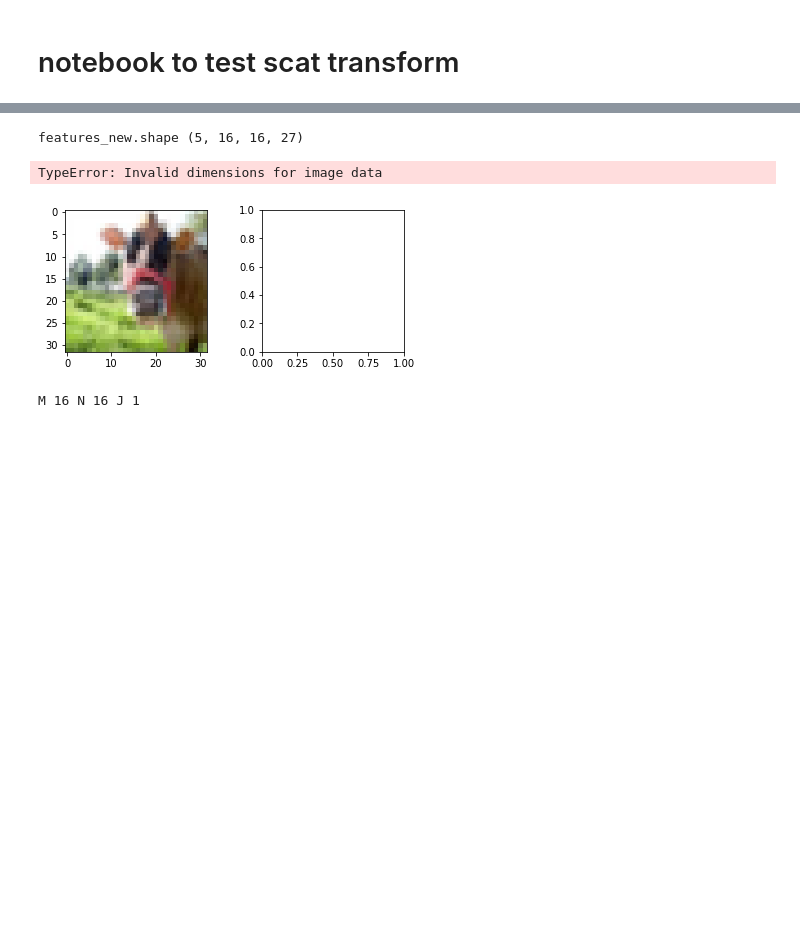
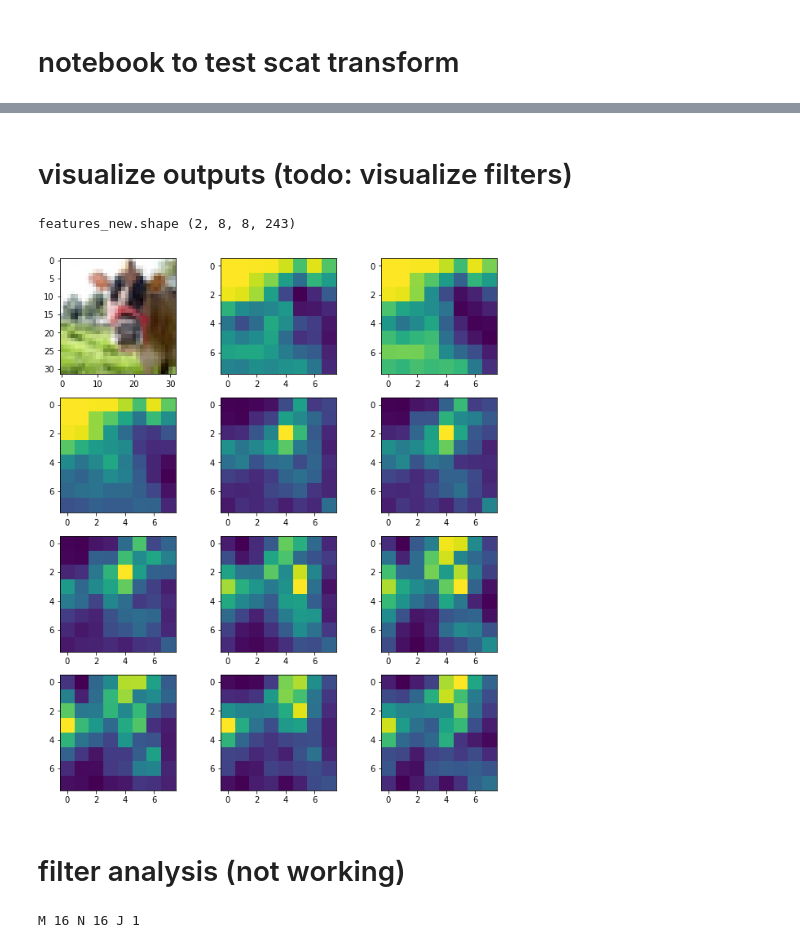
Before and after one commit to csinva/scattering-transform-experiments, a Jupyter notebook: test_scat.ipynb, the cells around one changed output, grey strips where cells are left out. Drawn from its saved outputs; the diff is of its cells as text; code cells hidden in the pictures; blank space fills up the shorter version.

```diff
--- a/test_scat.ipynb
+++ b/test_scat.ipynb
@@ -60,21 +59,26 @@ new shapes (5, 16, 16, 27) (5, 8, 8, 243)
+# %% [markdown]
+# visualize outputs (todo: visualize filters)
 # %%
 features_summed = np.sum(features_new, axis=3)
-features_summed2 = np.sum(features_new2, axis=3)
+# features_summed2 = np.sum(features_new2, axis=3)
 print('features_new.shape', features_new.shape)
 ROWS = 4
 N = 3
 plt.subplot(ROWS,N,1)
 plt.imshow(ims_orig[0])
 plt.grid(False)
-plt.subplot(ROWS,N,2)
-plt.imshow(features_new[0, :, :])
-plt.subplot(ROWS,N,3)
-plt.imshow(features_summed2[0, :, :])
+
+for j in range(ROWS*N - 1):
+    plt.subplot(ROWS, N, j+2)
+    plt.imshow(features_new[0, :, :, j])
+# plt.subplot(ROWS,N,3)
+# plt.imshow(features_new[0, :, :, 1])
 plt.show()
 # %% [output]
-features_new.shape (5, 16, 16, 27)
+features_new.shape (2, 8, 8, 243)
-TypeError: Invalid dimensions for image data
-[figure, old version]
+[figure, new version]
+# %% [markdown]
+# filter analysis (not working)
 # %%
 print("M", M, "N", N, "J", J)
 s = scattering.Scattering(M, N, J)
```
Also changed, not shown: parts of 2 cells of this notebook.
